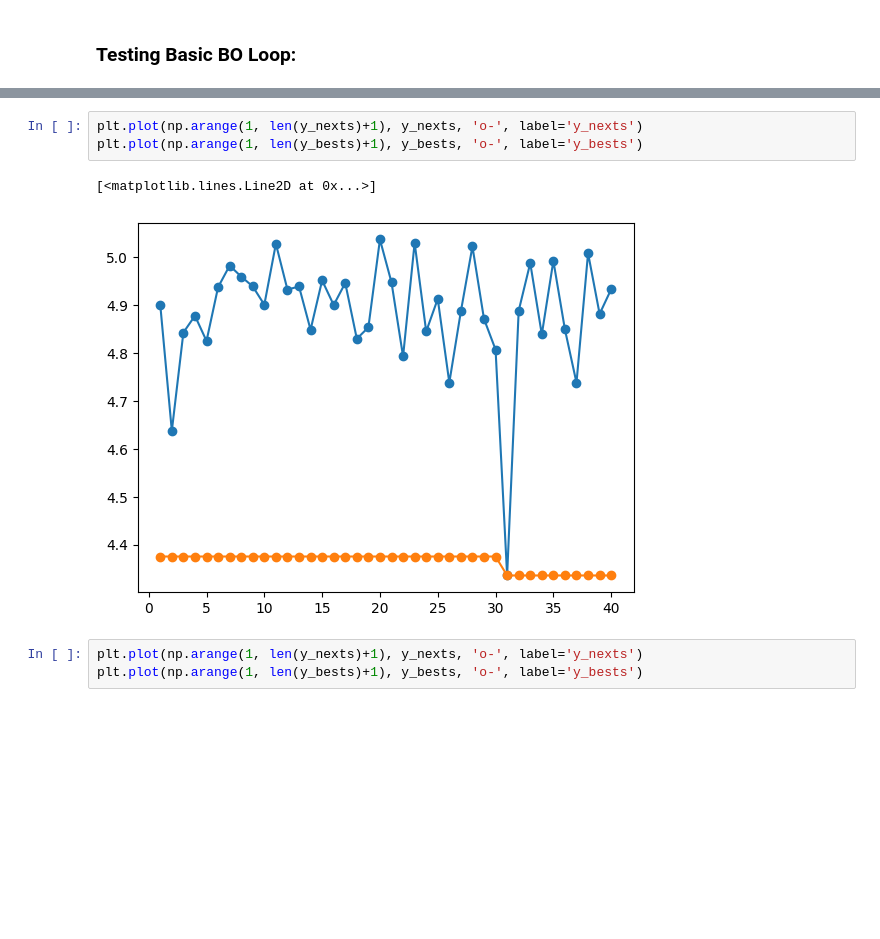
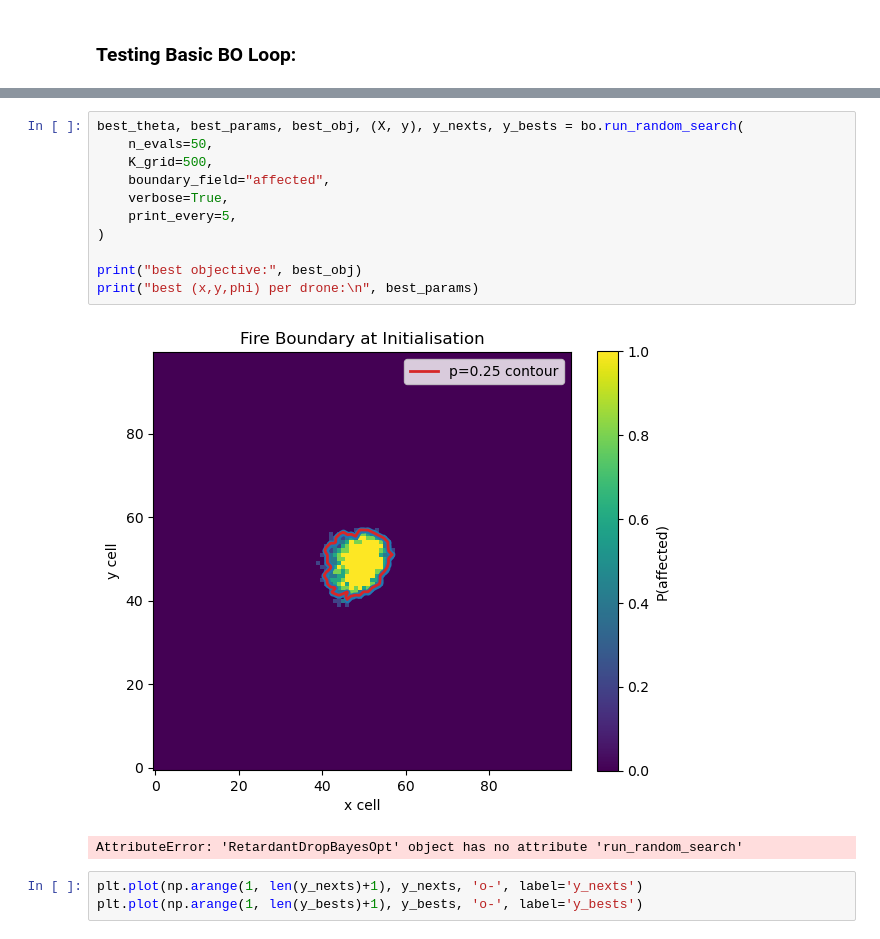
Before and after one commit to joshgreenwa/PyroFinsler, a Jupyter notebook: Updated L48 Fire Model.ipynb, the cells around one changed output, grey strips where cells are left out. Drawn from its saved outputs; the diff is of its cells as text; blank space fills up the shorter version.

```diff
--- a/Updated L48 Fire Model.ipynb
+++ b/Updated L48 Fire Model.ipynb
@@ -1798,9 +363,17 @@ print("best (x,y,phi) per drone:\n", best_params)
-# %%
-plt.plot(np.arange(1, len(y_nexts)+1), y_nexts, 'o-', label='y_nexts')
-plt.plot(np.arange(1, len(y_bests)+1), y_bests, 'o-', label='y_bests')
-# %% [output]
-[<matplotlib.lines.Line2D at 0x...>]
-[figure, removed]
+# %%
+best_theta, best_params, best_obj, (X, y), y_nexts, y_bests = bo.run_random_search(
+    n_evals=50,
+    K_grid=500,
+    boundary_field="affected",
+    verbose=True,
+    print_every=5,
+)
+
+print("best objective:", best_obj)
+print("best (x,y,phi) per drone:\n", best_params)
+# %% [output]
+[figure, added]
+AttributeError: 'RetardantDropBayesOpt' object has no attribute 'run_random_search'
 # %%
 plt.plot(np.arange(1, len(y_nexts)+1), y_nexts, 'o-', label='y_nexts')
 plt.plot(np.arange(1, len(y_bests)+1), y_bests, 'o-', label='y_bests')
```
Also changed, not shown: parts of 11 cells of this notebook, 7 other files.
